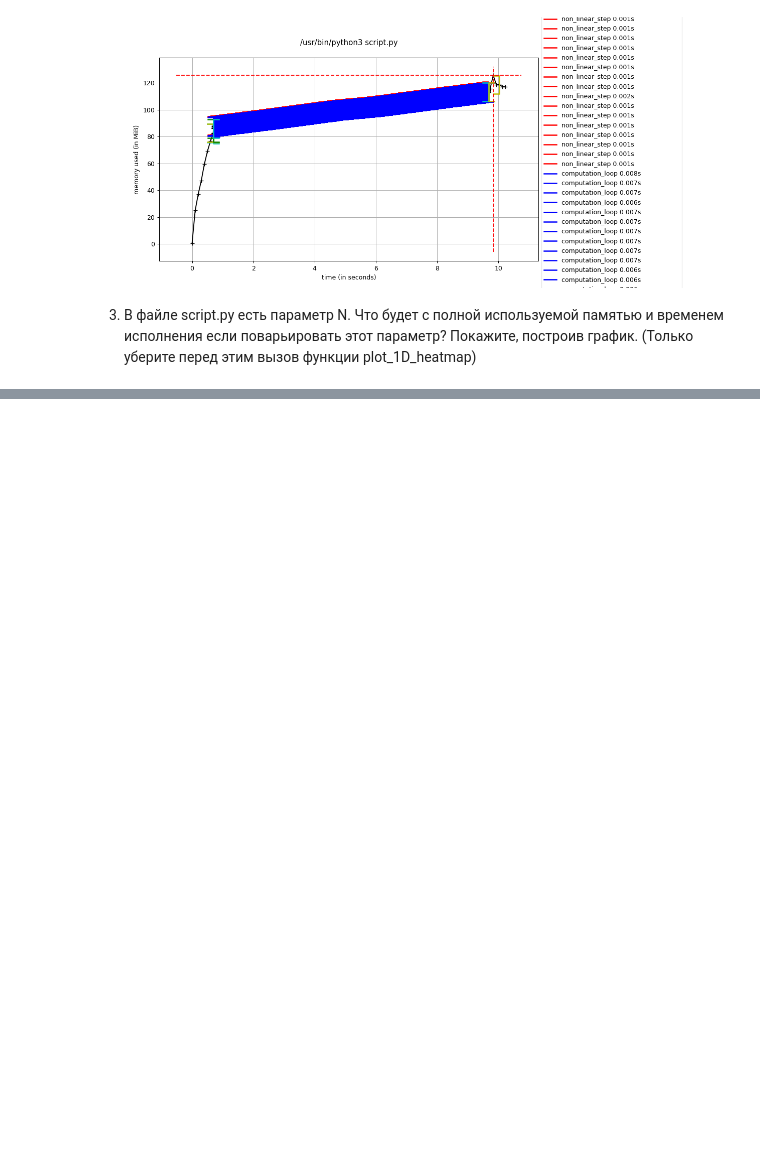
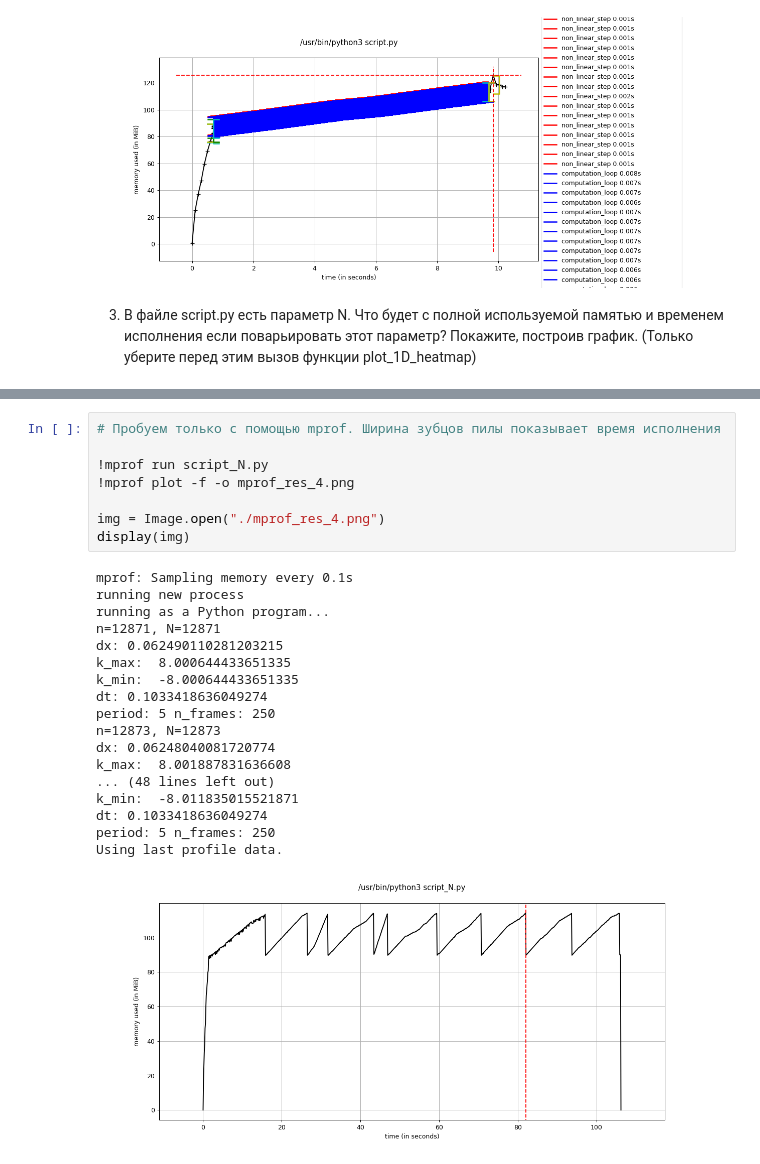
Before and after one commit to root-epifit/HPC_Sber_2025, a Jupyter notebook: Дз1_solution_IP.ipynb, the cells around one changed output, grey strips where cells are left out. Drawn from its saved outputs; the diff is of its cells as text; blank space fills up the shorter version.

```diff
--- a/Дз1_solution_IP.ipynb
+++ b/Дз1_solution_IP.ipynb
@@ -266,0 +356,27 @@ period: 5 n_frames: 250
+# %%
+# Пробуем только с помощью mprof. Ширина зубцов пилы показывает время исполнения
+
+!mprof run script_N.py
+!mprof plot -f -o mprof_res_4.png
+
+img = Image.open("./mprof_res_4.png")
+display(img)
+# %% [output]
+mprof: Sampling memory every 0.1s
+running new process
+running as a Python program...
+n=12871, N=12871
+dx: 0.062490110281203215
+k_max:  8.000644433651335
+k_min:  -8.000644433651335
+dt: 0.1033418636049274
+period: 5 n_frames: 250
+n=12873, N=12873
+dx: 0.06248040081720774
+k_max:  8.001887831636608
+... (48 lines left out)
+k_min:  -8.011835015521871
+dt: 0.1033418636049274
+period: 5 n_frames: 250
+Using last profile data.
+[figure, added]
```
Also changed, not shown: parts of 9 cells of this notebook.
